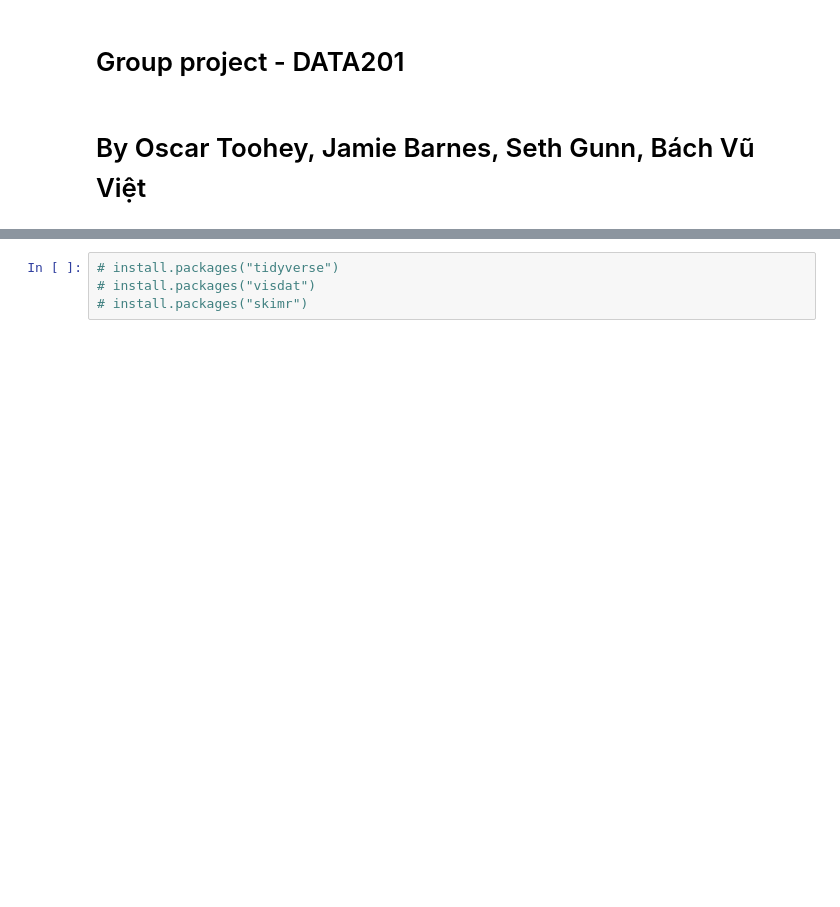
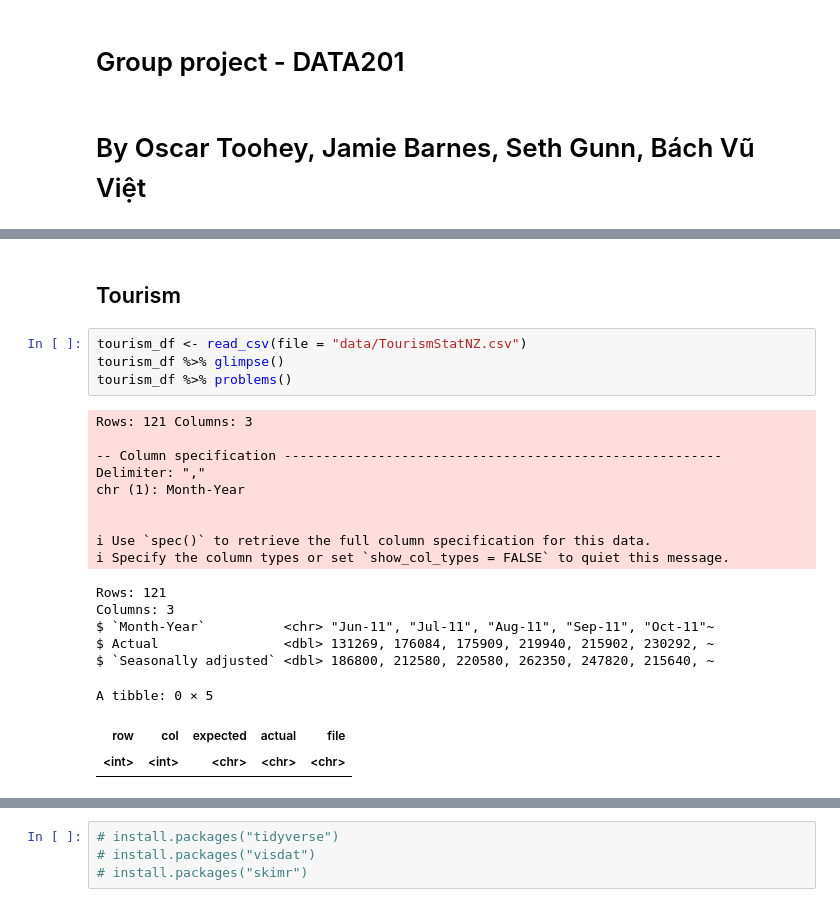
Before and after one commit to oscar-toohey/DATA201-group-project, a Jupyter notebook: DATA201 - group project notebook.ipynb, the cells around one changed output, grey strips where cells are left out. Saved outputs shown, nothing was run; the diff lists cells and outputs as text; blank space fills up the shorter version.

Commit message:
Tourism data added

```diff
--- a/DATA201 - group project notebook.ipynb
+++ b/DATA201 - group project notebook.ipynb
@@ -4,0 +14,24 @@
+# %% [markdown]
+## Tourism
+# %%
+tourism_df <- read_csv(file = "data/TourismStatNZ.csv")
+tourism_df %>% glimpse()
+tourism_df %>% problems()
+# %% [output]
+Rows: 121 Columns: 3
+
+-- Column specification --------------------------------------------------------
+Delimiter: ","
+chr (1): Month-Year
+
+
+i Use `spec()` to retrieve the full column specification for this data.
+i Specify the column types or set `show_col_types = FALSE` to quiet this message.
+Rows: 121
+Columns: 3
+$ `Month-Year`          <chr> "Jun-11", "Jul-11", "Aug-11", "Sep-11", "Oct-11"~
+$ Actual                <dbl> 131269, 176084, 175909, 219940, 215902, 230292, ~
+$ `Seasonally adjusted` <dbl> 186800, 212580, 220580, 262350, 247820, 215640, ~
+A tibble: 0 × 5
+| row | col | expected | actual | file |
+| <int> | <int> | <chr> | <chr> | <chr> |
```
Also changed, not shown: parts of 2 cells of this notebook, 3 other files.
